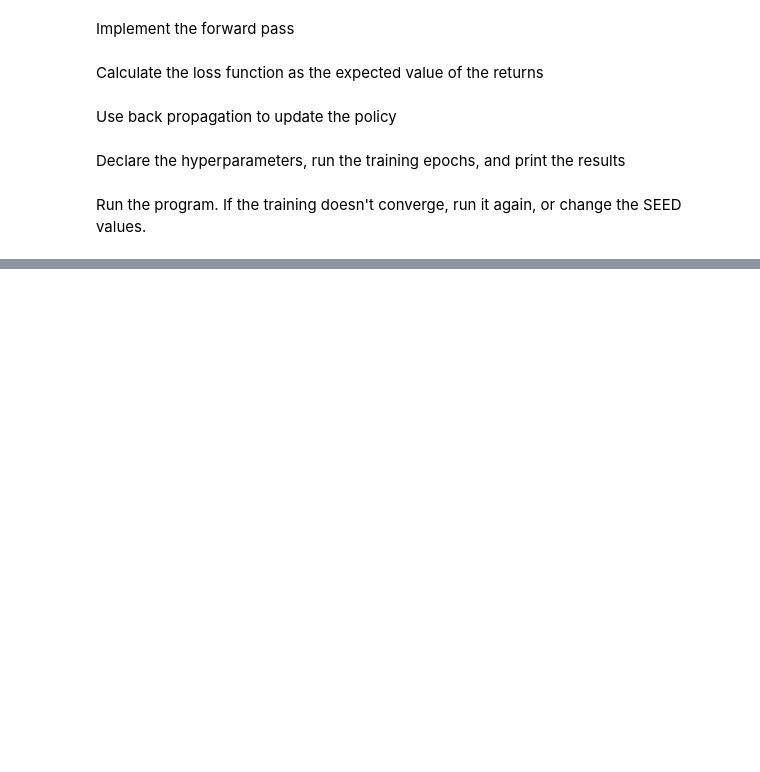
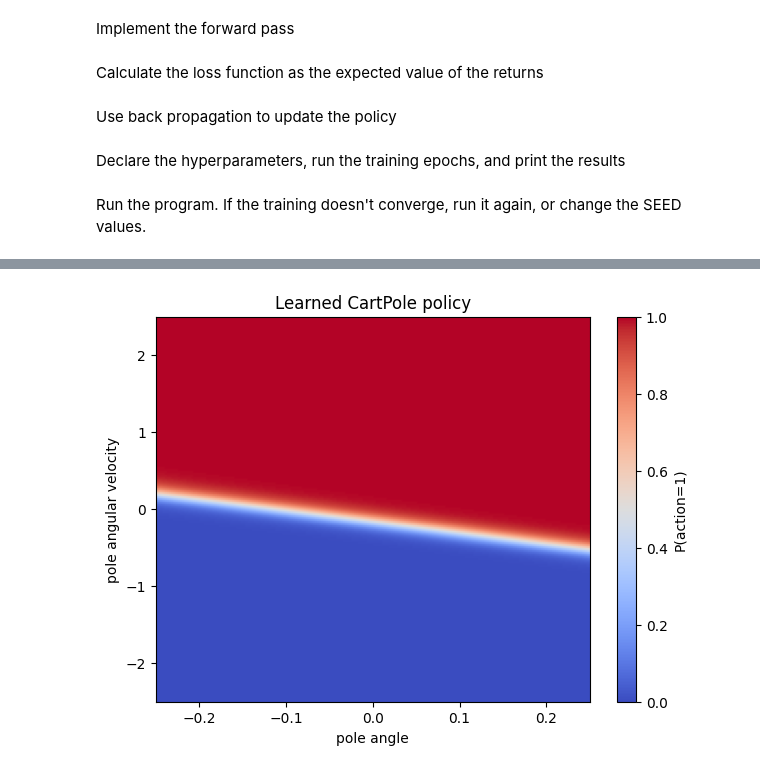
Before and after one commit to Mittenbuhler/teamproject_26, a Jupyter notebook: tutorials/gymnasium_tutorial.ipynb, the cells around one changed output, grey strips where cells are left out. Cells and saved outputs as stored; diff of their text form; code cells hidden in the pictures; blank space fills up the shorter version.

```diff
--- a/tutorials/gymnasium_tutorial.ipynb
+++ b/tutorials/gymnasium_tutorial.ipynb
@@ -234,0 +235,36 @@ display(Image(filename=gif_path))
+# %%
+import numpy as np
+import torch
+import matplotlib.pyplot as plt
+import torch.nn.functional as F
+
+policy.eval()  # important: disable dropout
+
+angles = np.linspace(-0.25, 0.25, 200)
+ang_vels = np.linspace(-2.5, 2.5, 200)
+
+Z = np.zeros((len(ang_vels), len(angles)))
+
+for i, thdot in enumerate(ang_vels):
+    for j, th in enumerate(angles):
+        state = torch.tensor([[0.0, 0.0, th, thdot]], dtype=torch.float32)
+        logits = policy(state)
+        probs = F.softmax(logits, dim=-1)
+        Z[i, j] = probs[0, 1].item()  # probability of action 1
+
+plt.figure(figsize=(7, 5))
+plt.imshow(
+    Z,
+    origin="lower",
+    aspect="auto",
+    extent=[angles.min(), angles.max(), ang_vels.min(), ang_vels.max()],
+    cmap="coolwarm",
+    vmin=0, vmax=1
+)
+plt.colorbar(label="P(action=1)")
+plt.xlabel("pole angle")
+plt.ylabel("pole angular velocity")
+plt.title("Learned CartPole policy")
+plt.show()
+# %% [output]
+[figure, added]
```
Also changed, not shown: parts of 3 cells of this notebook, 3 other files.
